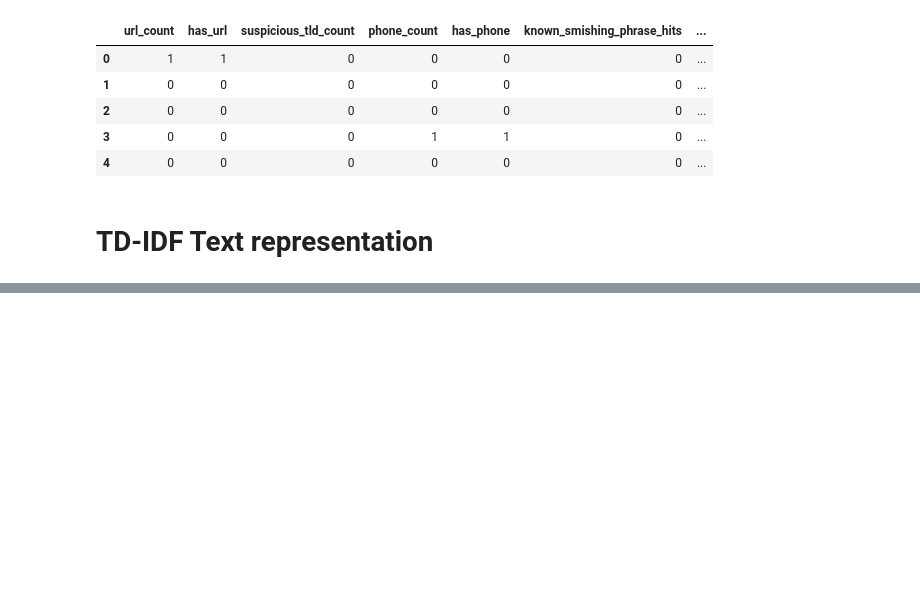
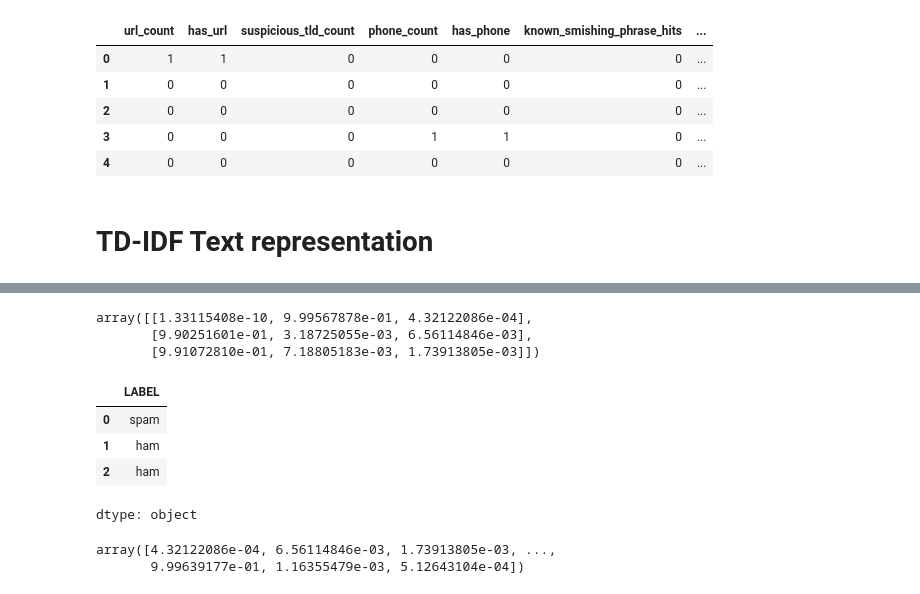
Before and after one commit to abram056/hybrid-cse-system-v2-, a Jupyter notebook: notebooks/05_baseline.ipynb, the cells around one changed output, grey strips where cells are left out. Cells and saved outputs as stored; diff of their text form; code cells hidden in the pictures; blank space fills up the shorter version.

```diff
--- a/notebooks/05_baseline.ipynb
+++ b/notebooks/05_baseline.ipynb
@@ -3,6 +3,8 @@
 # %%
 import pandas as pd
 
-train_df = pd.read_csv('../data/processed/smish/train_df.csv', )
-test_df = pd.read_csv('../data/processed/smish/test_df.csv')
+# train_df = pd.read_csv('../data/processed/smish/train_df.csv', )
+# test_df = pd.read_csv('../data/processed/smish/test_df.csv')
+train_df = pd.read_csv('train_df.csv')
+test_df = pd.read_csv('test_df.csv')
 # %%
@@ -49,0 +129,6 @@ X_test_tfidf = tfidf_vectorizer.transform(test_df['TEXT'])
+# %%
+y_train = train_df['LABEL']
+y_test = test_df['LABEL']
+
+y_train_mapped = y_train.map({'ham': 0, 'spam': 1, 'smish': 2})
+y_test_mapped = y_test.map({'ham': 0, 'spam': 1, 'smish': 2})
@@ -49,0 +150,14 @@ X_test_tfidf = tfidf_vectorizer.transform(test_df['TEXT'])
+# %%
+probs[:3]
+# %% [output]
+array([[1.33115408e-10, 9.99567878e-01, 4.32122086e-04],
+       [9.90251601e-01, 3.18725055e-03, 6.56114846e-03],
+       [9.91072810e-01, 7.18805183e-03, 1.73913805e-03]])
+# %%
+y_test[:3]
+# %% [output]
+|  | LABEL |
+| 0 | spam |
+| 1 | ham |
+| 2 | ham |
+dtype: object
@@ -49,0 +166,5 @@ X_test_tfidf = tfidf_vectorizer.transform(test_df['TEXT'])
+# %%
+smish_risk
+# %% [output]
+array([4.32122086e-04, 6.56114846e-03, 1.73913805e-03, ...,
+       9.99639177e-01, 1.16355479e-03, 5.12643104e-04])
```
Also changed, not shown: parts of 17 cells of this notebook.
